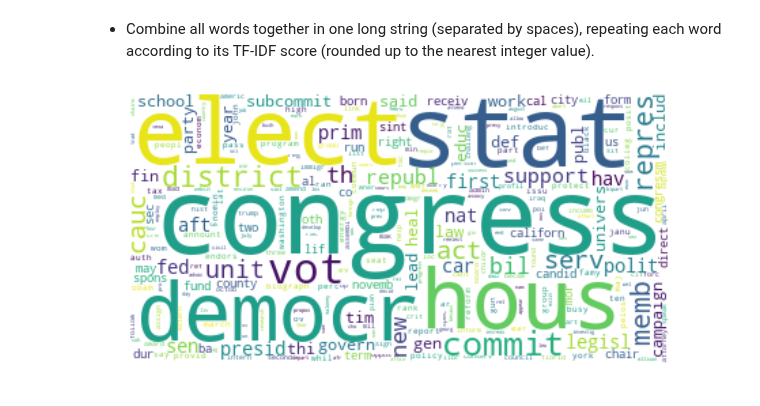
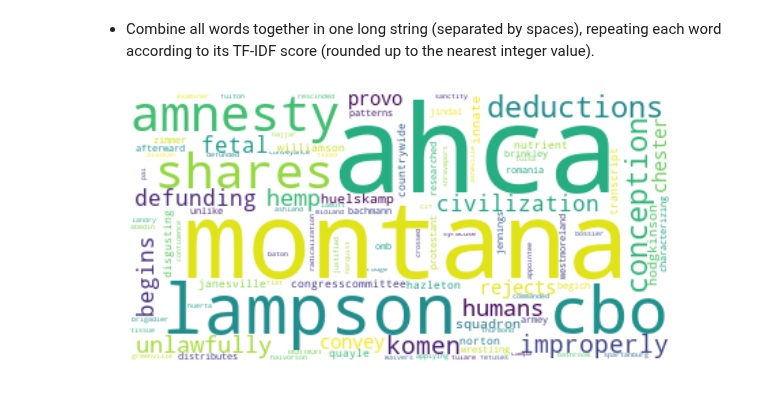
Before and after one commit to thomasnilsson/02805-social-graphs-2018, a Jupyter notebook: week7/Exercise3.ipynb, the cells around one changed output. Saved outputs shown, nothing was run; the diff lists cells and outputs as text; code cells hidden in the pictures.

```diff
--- a/week7/Exercise3.ipynb
+++ b/week7/Exercise3.ipynb
@@ -8,29 +8,29 @@ import numpy as np
 import pickle
 # %%
 # Load TDIDF scores
-#tfidf_repub = np.load("tdidf_repub_2.npy")
-#tfidf_demo = np.load("tfidf_demo_2.npy")
+#tfidf_repub = np.load("tdidf_repub.npy")
+#tfidf_demo = np.load("tfidf_demo.npy")
 
-tfidf_repub = np.load("tdidf_repub_2.npy")
-tfidf_demo = np.load("tfidf_demo_2.npy")
+TFIDF_repub = np.load("TFIDF_repub.npy")
+TDIDF_demo = np.load("TFIDF_demo.npy")
 
 # Load terms in most common order
-file = open("most_common_repub.obj",'rb')
-most_common_repub = pickle.load(file)
+file = open("repub_tokens_ordered.obj",'rb')
+repub_tokens_ordered = pickle.load(file)
 file.close()
 
-file = open("most_common_demo.obj",'rb')
-most_common_demo = pickle.load(file)
+file = open("demo_tokens_ordered.obj",'rb')
+demo_tokens_ordered = pickle.load(file)
 file.close()
 # %% [markdown]
 * Combine all words together in one long string (separated by spaces), repeating each word according to its TF-IDF score (rounded up to the nearest integer value).
 # %%
 # Round scores
-rounded_repub = np.array(tfidf_repub, dtype="int32")
-rounded_demo = np.array(tfidf_demo, dtype="int32")
+TFIDF_repub_round = np.array(TFIDF_repub, dtype="int32")
+TFIDF_demo_round = np.array(TDIDF_demo, dtype="int32")
 # %%
 repub_wc_string = ""
-for w,n in zip(most_common_repub, rounded_repub):
+for w,n in zip(repub_tokens_ordered, TFIDF_repub_round):
     repub_wc_string += (w + " ") * n
 # %%
 demo_wc_string = ""
@@ -39,17 +39,17 @@ for w,n in zip(most_common_demo, rounded_demo):
 # %%
 repub_wc = WordCloud(
     background_color="white",
     max_words=4000, contour_width=3,
     contour_color='steelblue',
     collocations=False
 ).generate(repub_wc_string)
 
 plt.figure(figsize=[10,5])
-plt.imshow(demo_wc, interpolation='bilinear')
+plt.imshow(repub_wc, interpolation='bilinear')
 plt.axis("off")
 plt.show()
 # %% [output]
-[figure, old version]
+[figure, new version]
 # %%
 demo_wc = WordCloud(
     background_color="white",
```
Also changed, not shown: parts of 2 cells of this notebook, 33 other files.
